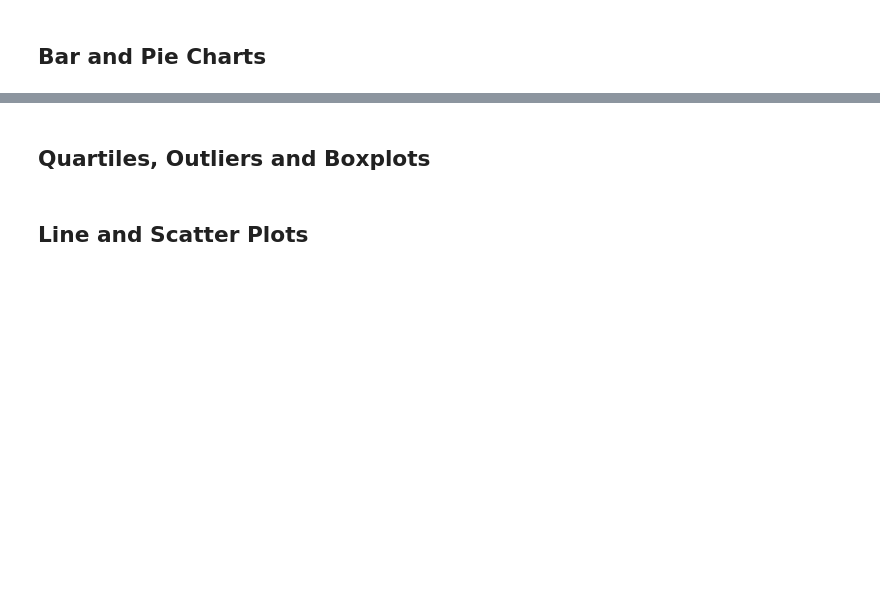
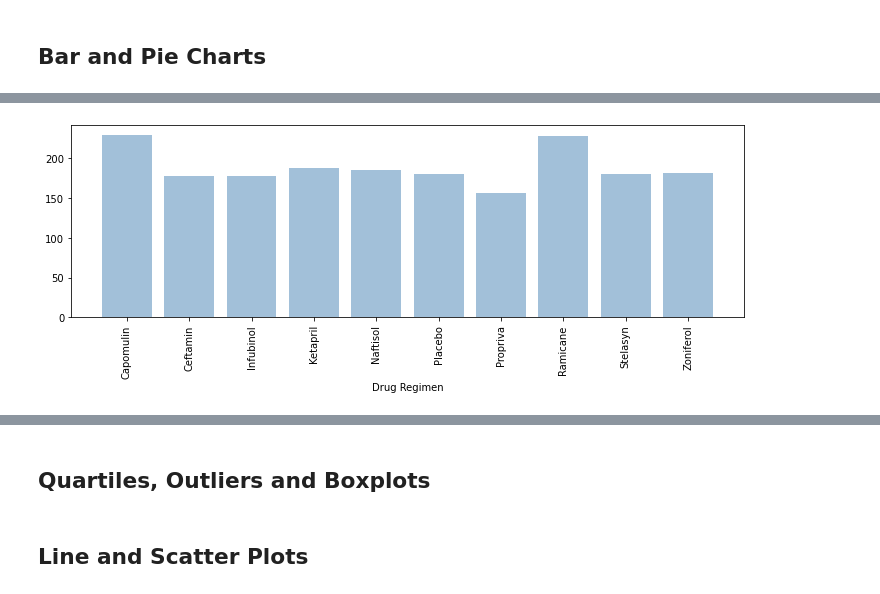
Before and after one commit to SugeilyMG/Matplotlib-challenge, a Jupyter notebook: pymaceuticals_starter.ipynb, the cells around one changed output, grey strips where cells are left out. Cells and saved outputs as stored; diff of their text form; code cells hidden in the pictures; blank space fills up the shorter version.

```diff
--- a/pymaceuticals_starter.ipynb
+++ b/pymaceuticals_starter.ipynb
@@ -67,4 +205,14 @@ combined_data["Mouse ID"].count()
 # %%
 # Generate a bar plot showing the total number of measurements taken on each drug regimen using pyplot.
+x_axis=measurements_df.index
+plt.figure(figsize=(10,4))
+plt.bar(x_axis,measurements_df['measurements'], color= 'steelblue', alpha=0.5)
+plt.xticks(x_axis, measurements_df.index, rotation="vertical")
+plt.xlabel("Drug Regimen")
+
+plt.tight_layout()
+plt.show()
+# %% [output]
+[figure, added]
 # %%
 # Generate a pie plot showing the distribution of female versus male mice using pandas
```
Also changed, not shown: parts of 15 cells of this notebook.
